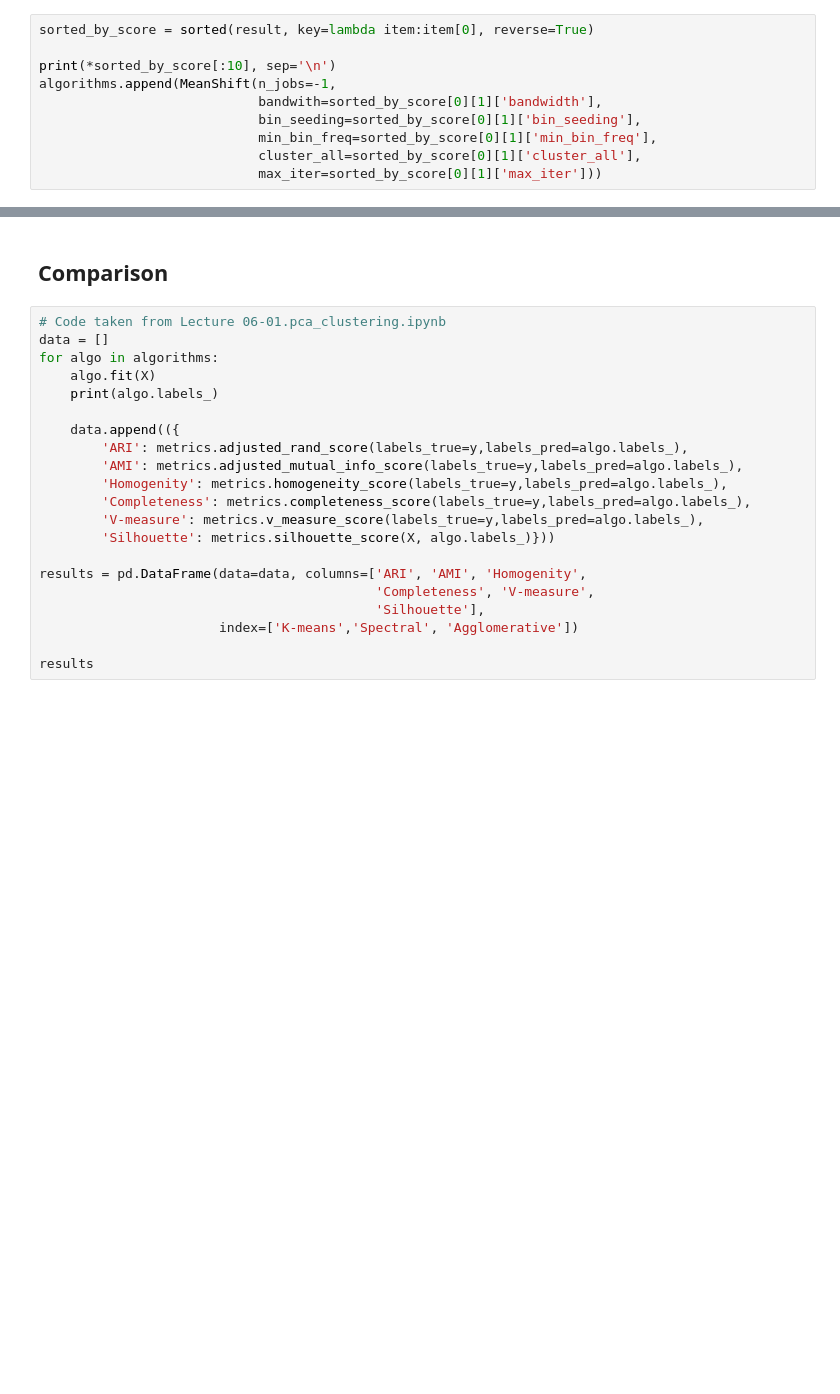
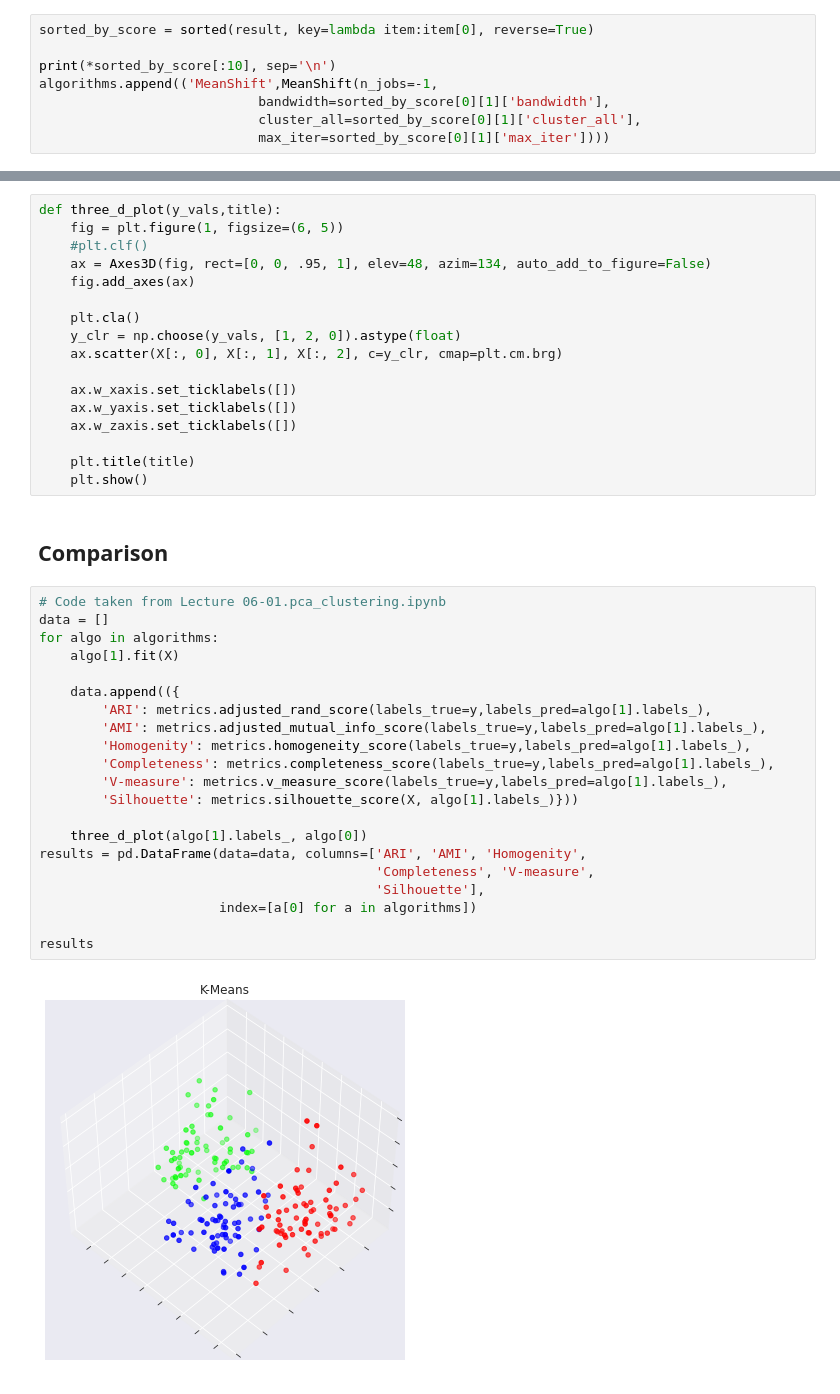
Before and after one commit to Scrath1/ml, a Jupyter notebook: ml_course_en/assignments/Assignment 05. Unsupervised_learning.ipynb, the cells around one changed output, grey strips where cells are left out. Saved outputs shown, nothing was run; the diff lists cells and outputs as text; blank space fills up the shorter version.

```diff
--- a/ml_course_en/assignments/Assignment 05. Unsupervised_learning.ipynb
+++ b/ml_course_en/assignments/Assignment 05. Unsupervised_learning.ipynb
@@ -589,9 +546,7 @@ result = param_search(model, parameters, X, y, scorer)
 sorted_by_score = sorted(result, key=lambda item:item[0], reverse=True)
 
 print(*sorted_by_score[:10], sep='\n')
-algorithms.append(MeanShift(n_jobs=-1,
-                            bandwith=sorted_by_score[0][1]['bandwidth'],
-                            bin_seeding=sorted_by_score[0][1]['bin_seeding'],
-                            min_bin_freq=sorted_by_score[0][1]['min_bin_freq'],
+algorithms.append(('MeanShift',MeanShift(n_jobs=-1,
+                            bandwidth=sorted_by_score[0][1]['bandwidth'],
                             cluster_all=sorted_by_score[0][1]['cluster_all'],
-                            max_iter=sorted_by_score[0][1]['max_iter']))
+                            max_iter=sorted_by_score[0][1]['max_iter'])))
@@ -598,23 +564,42 @@ algorithms.append(MeanShift(n_jobs=-1,
+# %%
+def three_d_plot(y_vals,title):
+    fig = plt.figure(1, figsize=(6, 5))
+    #plt.clf()
+    ax = Axes3D(fig, rect=[0, 0, .95, 1], elev=48, azim=134, auto_add_to_figure=False)
+    fig.add_axes(ax)
+
+    plt.cla()
+    y_clr = np.choose(y_vals, [1, 2, 0]).astype(float)
+    ax.scatter(X[:, 0], X[:, 1], X[:, 2], c=y_clr, cmap=plt.cm.brg)
+
+    ax.w_xaxis.set_ticklabels([])
+    ax.w_yaxis.set_ticklabels([])
+    ax.w_zaxis.set_ticklabels([])
+
+    plt.title(title)
+    plt.show()
 # %% [markdown]
 ## Comparison
 # %%
 # Code taken from Lecture 06-01.pca_clustering.ipynb
 data = []
 for algo in algorithms:
-    algo.fit(X)
-    print(algo.labels_)
+    algo[1].fit(X)
 
     data.append(({
-        'ARI': metrics.adjusted_rand_score(labels_true=y,labels_pred=algo.labels_),
-        'AMI': metrics.adjusted_mutual_info_score(labels_true=y,labels_pred=algo.labels_),
-        'Homogenity': metrics.homogeneity_score(labels_true=y,labels_pred=algo.labels_),
-        'Completeness': metrics.completeness_score(labels_true=y,labels_pred=algo.labels_),
-        'V-measure': metrics.v_measure_score(labels_true=y,labels_pred=algo.labels_),
-        'Silhouette': metrics.silhouette_score(X, algo.labels_)}))
+        'ARI': metrics.adjusted_rand_score(labels_true=y,labels_pred=algo[1].labels_),
+        'AMI': metrics.adjusted_mutual_info_score(labels_true=y,labels_pred=algo[1].labels_),
+        'Homogenity': metrics.homogeneity_score(labels_true=y,labels_pred=algo[1].labels_),
+        'Completeness': metrics.completeness_score(labels_true=y,labels_pred=algo[1].labels_),
+        'V-measure': metrics.v_measure_score(labels_true=y,labels_pred=algo[1].labels_),
+        'Silhouette': metrics.silhouette_score(X, algo[1].labels_)}))
 
+    three_d_plot(algo[1].labels_, algo[0])
 results = pd.DataFrame(data=data, columns=['ARI', 'AMI', 'Homogenity',
                                            'Completeness', 'V-measure',
                                            'Silhouette'],
-                       index=['K-means','Spectral', 'Agglomerative'])
+                       index=[a[0] for a in algorithms])
 
 results
+# %% [output]
+[figure, added]
```
Also changed, not shown: parts of 9 cells of this notebook.
